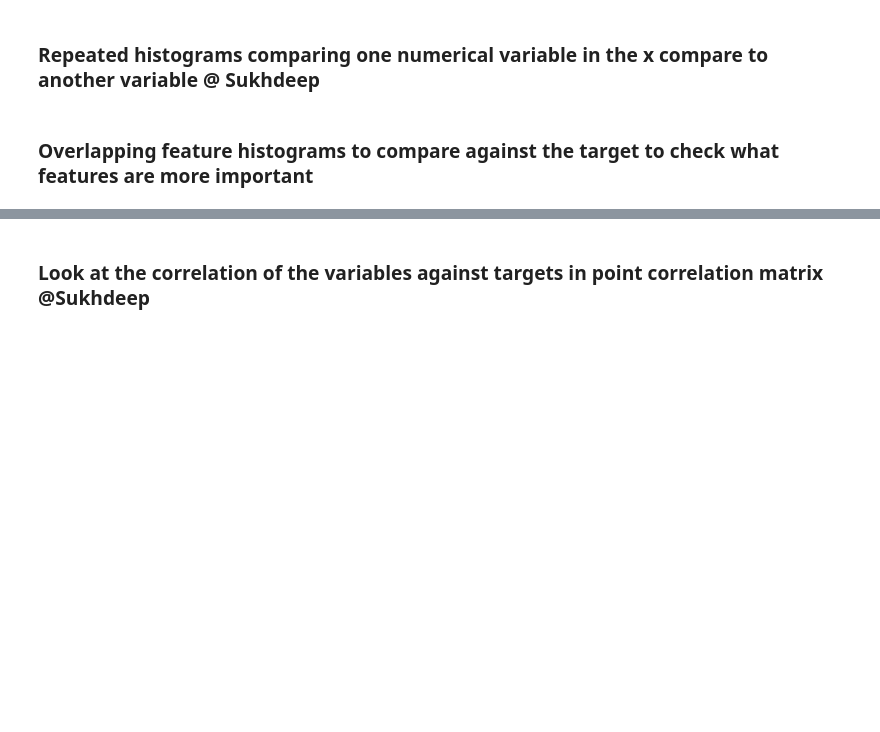
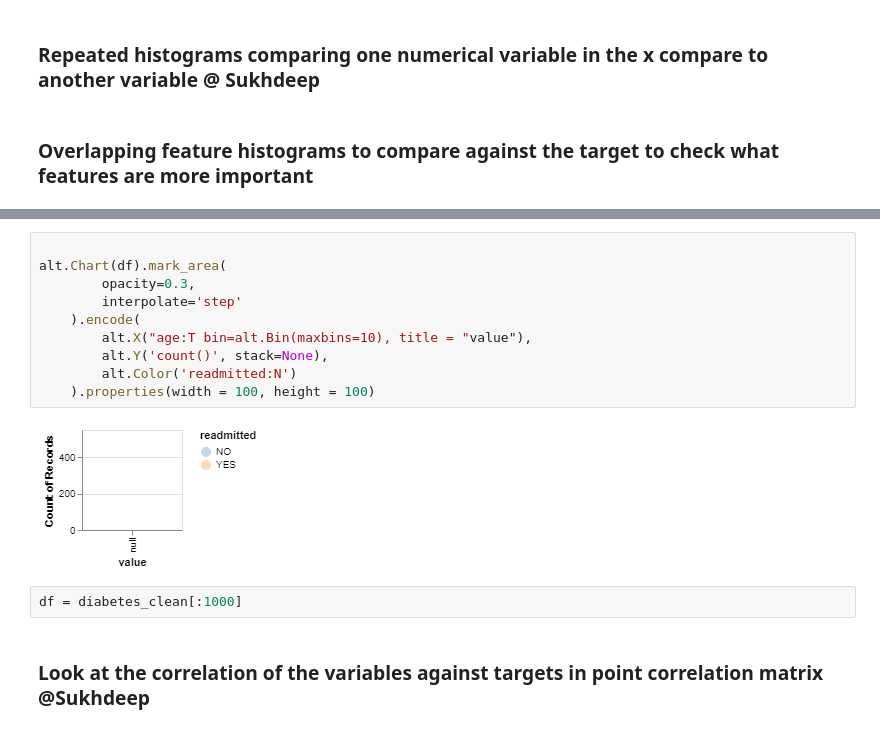
Before and after one commit to sukh2929/group29, a Jupyter notebook: reports/EDA/EDA_initial.ipynb, the cells around one changed output, grey strips where cells are left out. Drawn from its saved outputs; the diff is of its cells as text; blank space fills up the shorter version.

```diff
--- a/reports/EDA/EDA_initial.ipynb
+++ b/reports/EDA/EDA_initial.ipynb
@@ -193,3 +198,17 @@ for key, value in var_dict.items():
+# %%
+
+alt.Chart(df).mark_area(
+        opacity=0.3,
+        interpolate='step'
+    ).encode(
+        alt.X("age:T bin=alt.Bin(maxbins=10), title = "value"),
+        alt.Y('count()', stack=None),
+        alt.Color('readmitted:N')
+    ).properties(width = 100, height = 100)
+# %% [output]
+[figure, added]
+# %%
+df = diabetes_clean[:1000]
 # %% [markdown]
 ### Look at the correlation of the variables against targets in point correlation matrix @Sukhdeep
 # %% [markdown]
```
Also changed, not shown: parts of 3 cells of this notebook.
